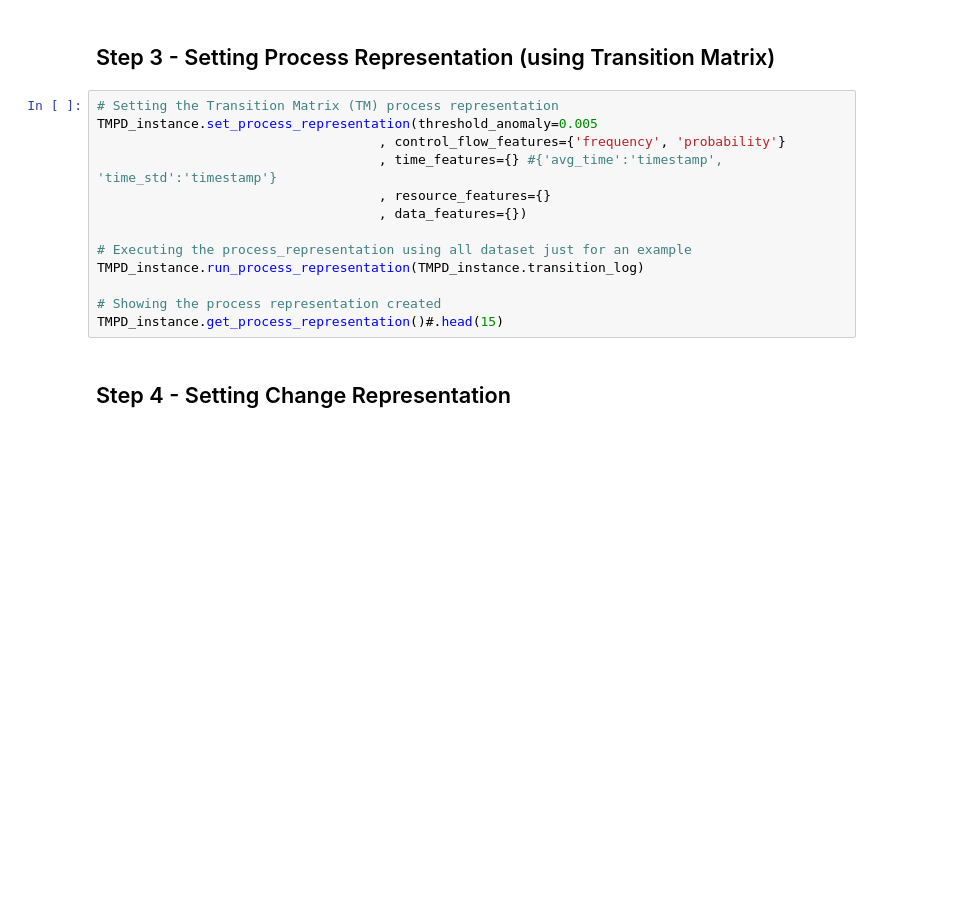
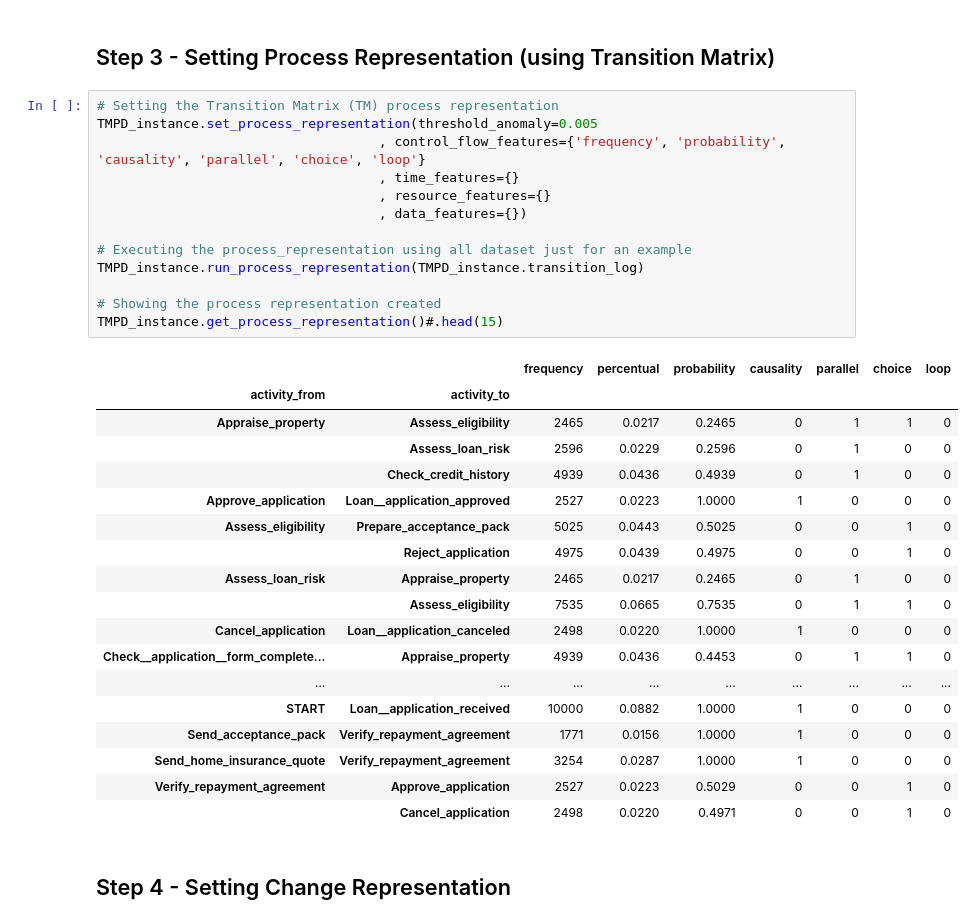
Before and after one commit to pm-usp/concept_drift, a Jupyter notebook: Transition_Matrix_Process_Drift/Demonstration - Business Process Drift - (Maaradji - Fast).ipynb, the cells around one changed output. Cells and saved outputs as stored; diff of their text form; blank space fills up the shorter version.

```diff
--- a/Transition_Matrix_Process_Drift/Demonstration - Business Process Drift - (Maaradji - Fast).ipynb
+++ b/Transition_Matrix_Process_Drift/Demonstration - Business Process Drift - (Maaradji - Fast).ipynb
@@ -108,16 +180,35 @@ dict(list(TMPD_instance.get_windowing_strategy().items()))
 # %%
 # Setting the Transition Matrix (TM) process representation
 TMPD_instance.set_process_representation(threshold_anomaly=0.005
-                                    , control_flow_features={'frequency', 'probability'}
-                                    , time_features={} #{'avg_time':'timestamp', 'time_std':'timestamp'}
+                                    , control_flow_features={'frequency', 'probability', 'causality', 'parallel', 'choice', 'loop'}
+                                    , time_features={}
                                     , resource_features={}
                                     , data_features={})
 
 # Executing the process_representation using all dataset just for an example
 TMPD_instance.run_process_representation(TMPD_instance.transition_log)
 
 # Showing the process representation created
 TMPD_instance.get_process_representation()#.head(15)
+# %% [output]
+|  |  | frequency | percentual | probability | causality | parallel | choice | loop |
+| activity_from | activity_to |  |  |  |  |  |  |  |
+| Appraise_property | Assess_eligibility | 2465 | 0.0217 | 0.2465 | 0 | 1 | 1 | 0 |
+|  | Assess_loan_risk | 2596 | 0.0229 | 0.2596 | 0 | 1 | 0 | 0 |
+|  | Check_credit_history | 4939 | 0.0436 | 0.4939 | 0 | 1 | 0 | 0 |
+| Approve_application | Loan__application_approved | 2527 | 0.0223 | 1.0000 | 1 | 0 | 0 | 0 |
+| Assess_eligibility | Prepare_acceptance_pack | 5025 | 0.0443 | 0.5025 | 0 | 0 | 1 | 0 |
+|  | Reject_application | 4975 | 0.0439 | 0.4975 | 0 | 0 | 1 | 0 |
+| Assess_loan_risk | Appraise_property | 2465 | 0.0217 | 0.2465 | 0 | 1 | 0 | 0 |
+|  | Assess_eligibility | 7535 | 0.0665 | 0.7535 | 0 | 1 | 1 | 0 |
+| Cancel_application | Loan__application_canceled | 2498 | 0.0220 | 1.0000 | 1 | 0 | 0 | 0 |
+| Check__application__form_complete... | Appraise_property | 4939 | 0.0436 | 0.4453 | 0 | 1 | 1 | 0 |
+| ... | ... | ... | ... | ... | ... | ... | ... | ... |
+| START | Loan__application_received | 10000 | 0.0882 | 1.0000 | 1 | 0 | 0 | 0 |
+| Send_acceptance_pack | Verify_repayment_agreement | 1771 | 0.0156 | 1.0000 | 1 | 0 | 0 | 0 |
+| Send_home_insurance_quote | Verify_repayment_agreement | 3254 | 0.0287 | 1.0000 | 1 | 0 | 0 | 0 |
+| Verify_repayment_agreement | Approve_application | 2527 | 0.0223 | 0.5029 | 0 | 0 | 1 | 0 |
+|  | Cancel_application | 2498 | 0.0220 | 0.4971 | 0 | 0 | 1 | 0 |
 # %% [markdown]
 ## Step 4 - Setting Change Representation
 # %%
```
Also changed, not shown: parts of 25 cells of this notebook, 36 other files.
